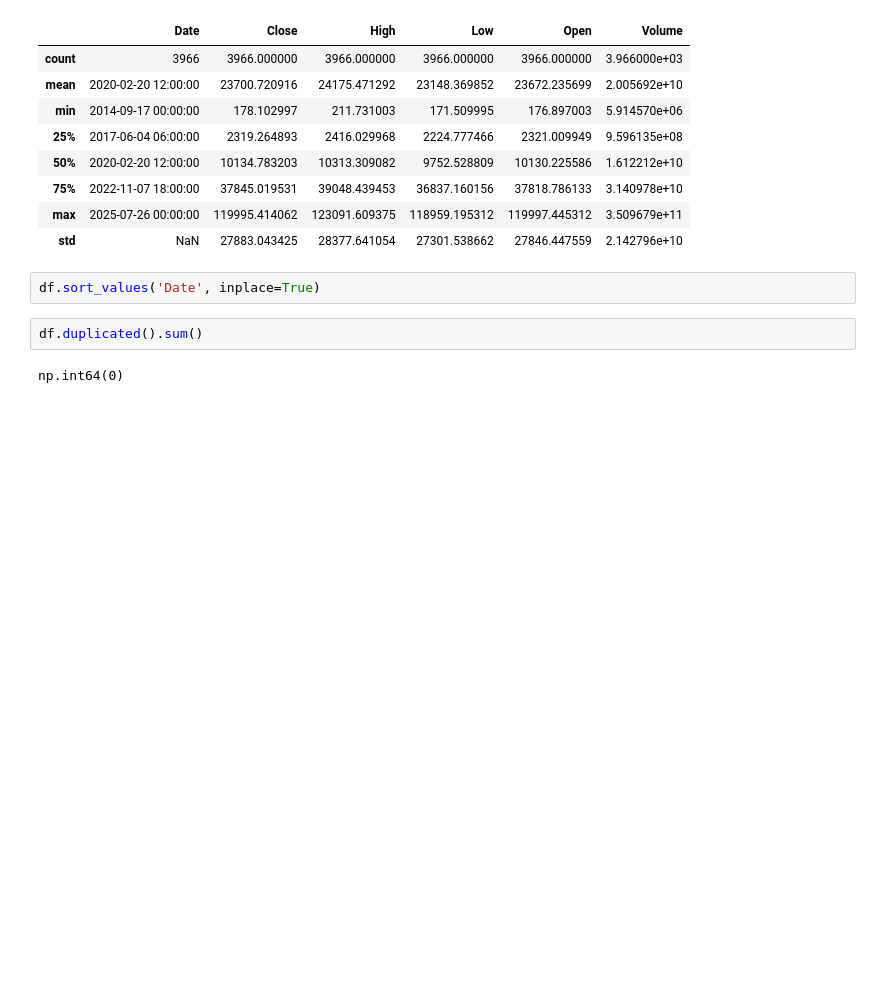
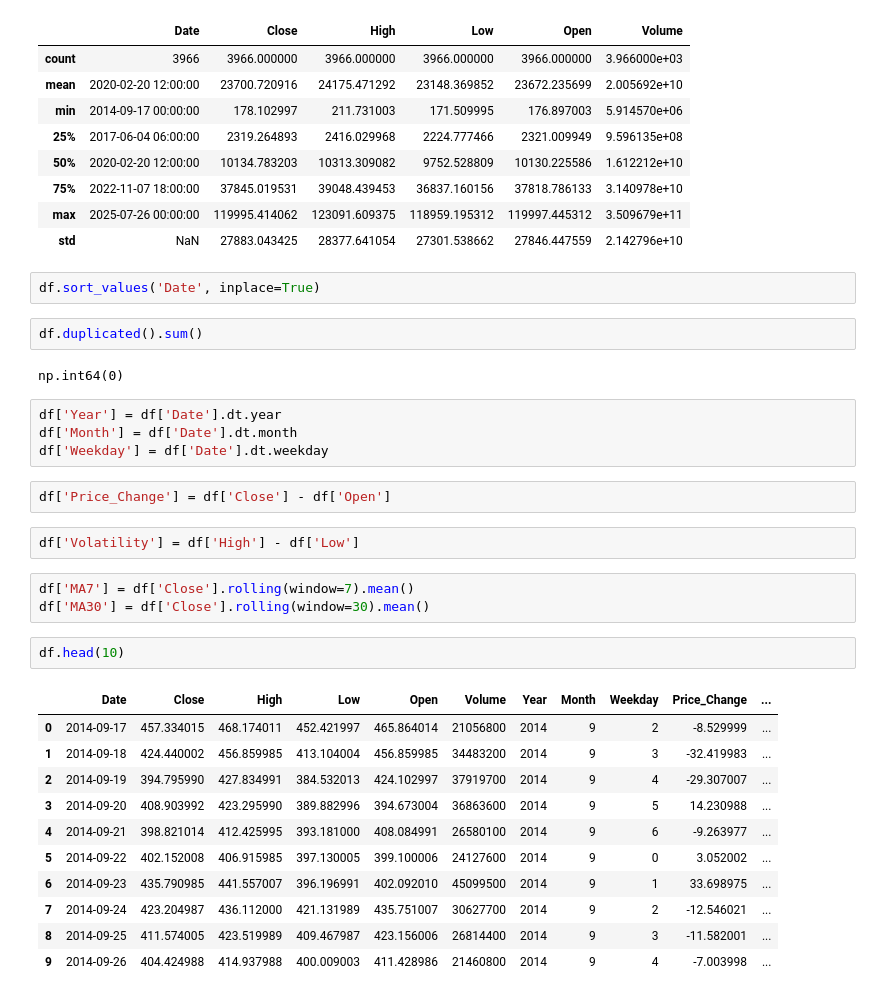
Before and after one commit to EltonGino/Bitcoin-Insights-Pro, a Jupyter notebook: main.ipynb, the cells around one changed output. Cells and saved outputs as stored; diff of their text form; blank space fills up the shorter version.

```diff
--- a/main.ipynb
+++ b/main.ipynb
@@ -78,3 +78,28 @@ df.sort_values('Date', inplace=True)
 df.duplicated().sum()
 # %% [output]
 np.int64(0)
+# %%
+df['Year'] = df['Date'].dt.year
+df['Month'] = df['Date'].dt.month
+df['Weekday'] = df['Date'].dt.weekday
+# %%
+df['Price_Change'] = df['Close'] - df['Open']
+# %%
+df['Volatility'] = df['High'] - df['Low']
+# %%
+df['MA7'] = df['Close'].rolling(window=7).mean()
+df['MA30'] = df['Close'].rolling(window=30).mean()
+# %%
+df.head(10)
+# %% [output]
+|  | Date | Close | High | Low | Open | Volume | Year | Month | Weekday | Price_Change | ... |
+| 0 | 2014-09-17 | 457.334015 | 468.174011 | 452.421997 | 465.864014 | 21056800 | 2014 | 9 | 2 | -8.529999 | ... |
+| 1 | 2014-09-18 | 424.440002 | 456.859985 | 413.104004 | 456.859985 | 34483200 | 2014 | 9 | 3 | -32.419983 | ... |
+| 2 | 2014-09-19 | 394.795990 | 427.834991 | 384.532013 | 424.102997 | 37919700 | 2014 | 9 | 4 | -29.307007 | ... |
+| 3 | 2014-09-20 | 408.903992 | 423.295990 | 389.882996 | 394.673004 | 36863600 | 2014 | 9 | 5 | 14.230988 | ... |
+| 4 | 2014-09-21 | 398.821014 | 412.425995 | 393.181000 | 408.084991 | 26580100 | 2014 | 9 | 6 | -9.263977 | ... |
+| 5 | 2014-09-22 | 402.152008 | 406.915985 | 397.130005 | 399.100006 | 24127600 | 2014 | 9 | 0 | 3.052002 | ... |
+| 6 | 2014-09-23 | 435.790985 | 441.557007 | 396.196991 | 402.092010 | 45099500 | 2014 | 9 | 1 | 33.698975 | ... |
+| 7 | 2014-09-24 | 423.204987 | 436.112000 | 421.131989 | 435.751007 | 30627700 | 2014 | 9 | 2 | -12.546021 | ... |
+| 8 | 2014-09-25 | 411.574005 | 423.519989 | 409.467987 | 423.156006 | 26814400 | 2014 | 9 | 3 | -11.582001 | ... |
+| 9 | 2014-09-26 | 404.424988 | 414.937988 | 400.009003 | 411.428986 | 21460800 | 2014 | 9 | 4 | -7.003998 | ... |
```
Also changed, not shown: parts of 1 cell of this notebook.
